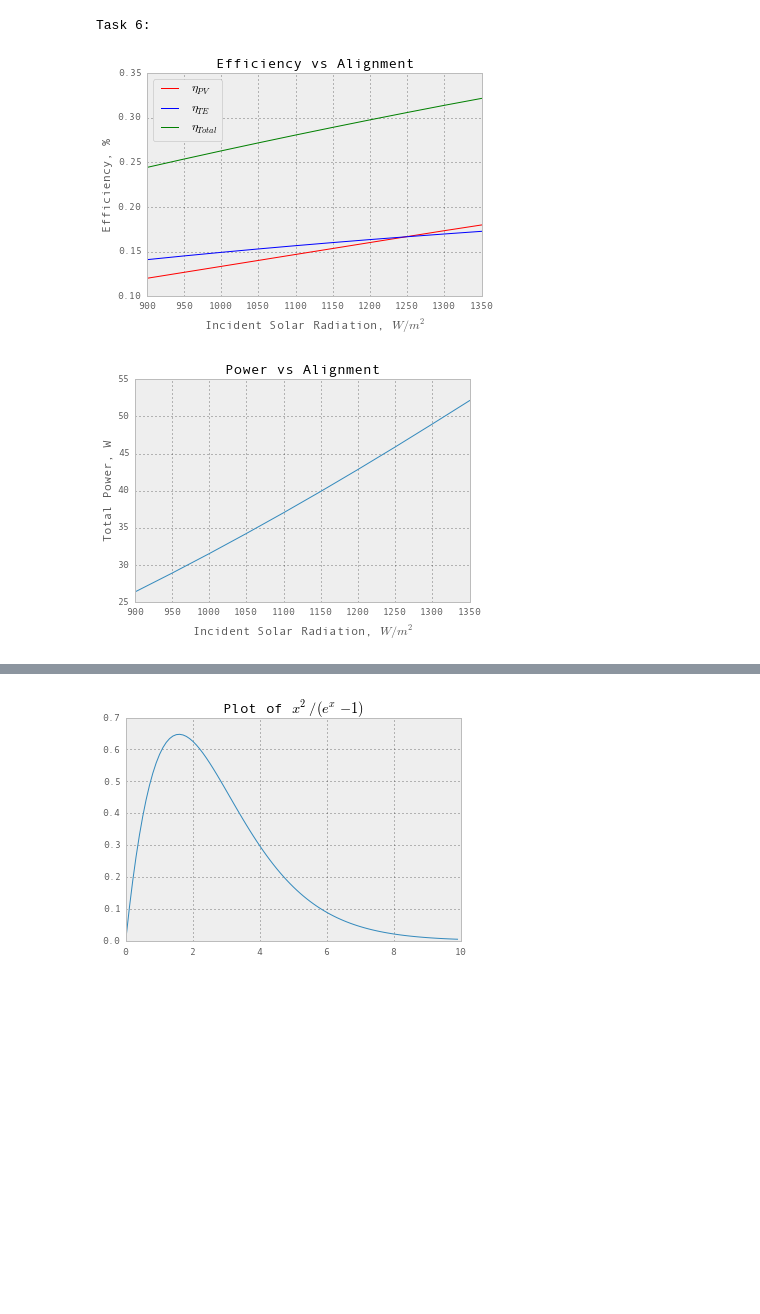
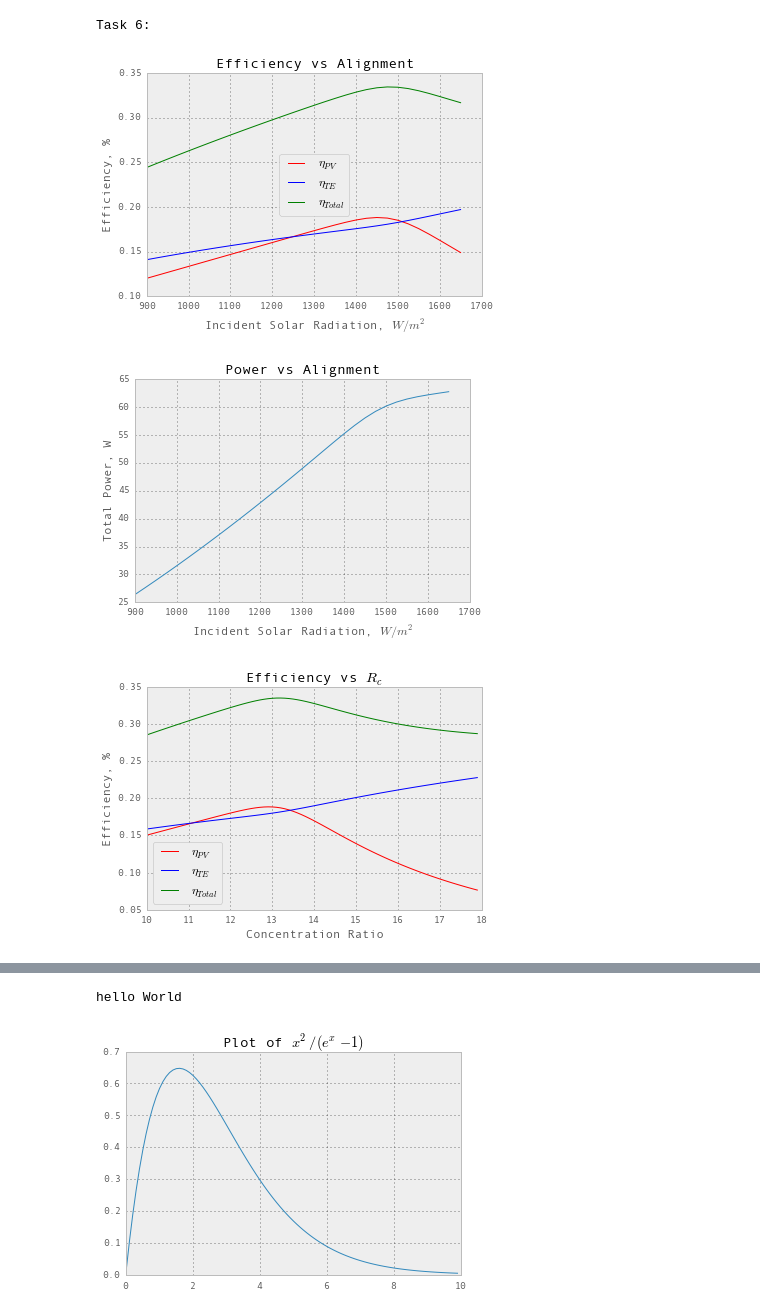
Before and after one commit to bmick/Satellite, a Jupyter notebook: ME246 Project 3.ipynb, the cells around one changed output, grey strips where cells are left out. Drawn from its saved outputs; the diff is of its cells as text; code cells hidden in the pictures; blank space fills up the shorter version.

```diff
--- a/ME246 Project 3.ipynb
+++ b/ME246 Project 3.ipynb
@@ -424,37 +424,69 @@ if DispTask6:
     plots = False
     Task5 = False
     print "Task 6:"
-    I_Darray = np.arange(900.,1351.,50.)
+    I_Darray = np.arange(900.,1651.,25.)
     # print I_Darray
     outputs = [CombinedCycle(I_D, Rc) for I_D in I_Darray]
     # eff_pv, eff_te, eff_total, P_total
     eff_pv = [outputs[i][0] for i in np.arange(len(outputs))]
     eff_te = [outputs[i][1] for i in np.arange(len(outputs))]
     eff_total = [outputs[i][2] for i in np.arange(len(outputs))]
     Power_total = [outputs[i][3] for i in np.arange(len(outputs))]
 
 
     plt.figure(1)
     plt.plot(I_Darray,eff_pv,color="Red")
     plt.plot(I_Darray,eff_te,color="Blue")
     plt.plot(I_Darray,eff_total,color="Green")
     plt.xlabel("Incident Solar Radiation, $W/m^2$")
     plt.ylabel("Efficiency, %")
     plt.title("Efficiency vs Alignment")
     red_line = mlines.Line2D([], [], color='red', label='$\eta_{PV}$')
     blue_line = mlines.Line2D([], [], color='blue', label='$\eta_{TE}$')
     green_line = mlines.Line2D([], [], color='green', label='$\eta_{Total}$')
     plt.legend(handles=[red_line, blue_line, green_line],loc='best')
     plt.show()
 
 
     plt.figure(2)
     plt.plot(I_Darray,Power_total)
     plt.xlabel("Incident Solar Radiation, $W/m^2$")
     plt.ylabel("Total Power, W")
     plt.title("Power vs Alignment")
     plt.show()
+
+    I_D = 1350.
+    Rc_array = np.arange(10.,18.,.1)
+    outputs = [CombinedCycle(I_D, Rc) for Rc in Rc_array]
+    # Combined Cycle outputs: eff_pv, eff_te, eff_total, P_total
+    eff_pv = [outputs[i][0] for i in np.arange(len(outputs))]
+    eff_te = [outputs[i][1] for i in np.arange(len(outputs))]
+    eff_total = [outputs[i][2] for i in np.arange(len(outputs))]
+    Power_total = [outputs[i][3] for i in np.arange(len(outputs))]
+
+
+    plt.figure(3)
+    plt.plot(Rc_array,eff_pv,color="Red")
+    plt.plot(Rc_array,eff_te,color="Blue")
+    plt.plot(Rc_array,eff_total,color="Green")
+    plt.xlabel("Concentration Ratio")
+    plt.ylabel("Efficiency, %")
+    plt.title("Efficiency vs $R_c$")
+    red_line = mlines.Line2D([], [], color='red', label='$\eta_{PV}$')
+    blue_line = mlines.Line2D([], [], color='blue', label='$\eta_{TE}$')
+    green_line = mlines.Line2D([], [], color='green', label='$\eta_{Total}$')
+    plt.legend(handles=[red_line, blue_line, green_line],loc='best')
+    plt.show()
+
+
+    plt.figure(4)
+    plt.plot(Rc_array,Power_total)
+    plt.xlabel("Concentration Ratio")
+    plt.ylabel("Total Power, W")
+    plt.title("Power vs $R_c$")
+    plt.show()
 # %% [output]
 Task 6:
-[figure, old version]
+[figure, new version]
-[figure, old version]
+[figure, new version]
+[figure, added]
@@ -461,3 +494,7 @@ Task 6:
+# %%
+print "hello World"
+# %% [output]
+hello World
 # %%
 # Random charts and tables to think about:
 # For Brian's mental sanity.
```
Also changed, not shown: parts of 2 cells of this notebook.
